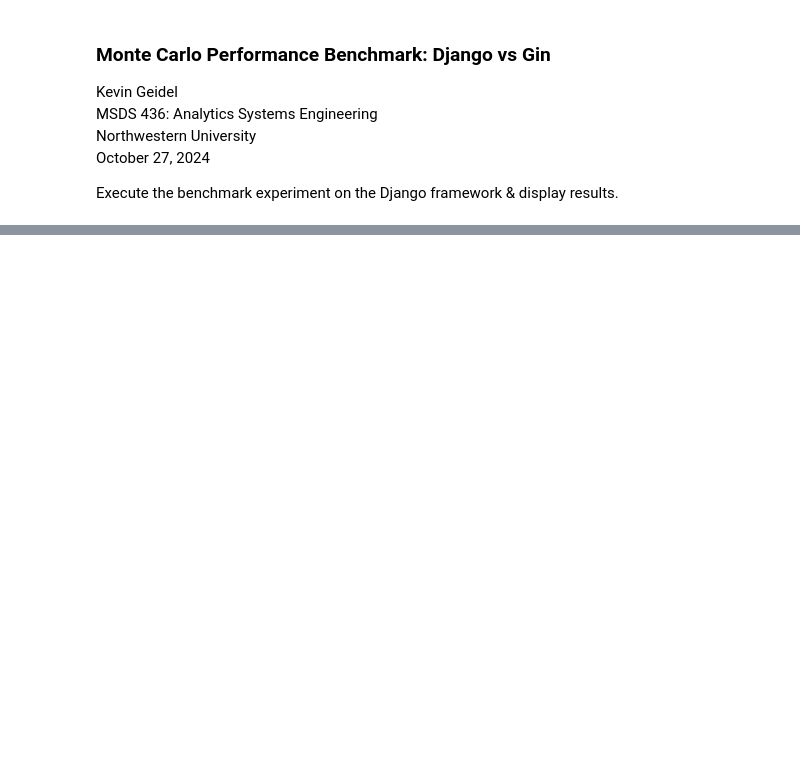
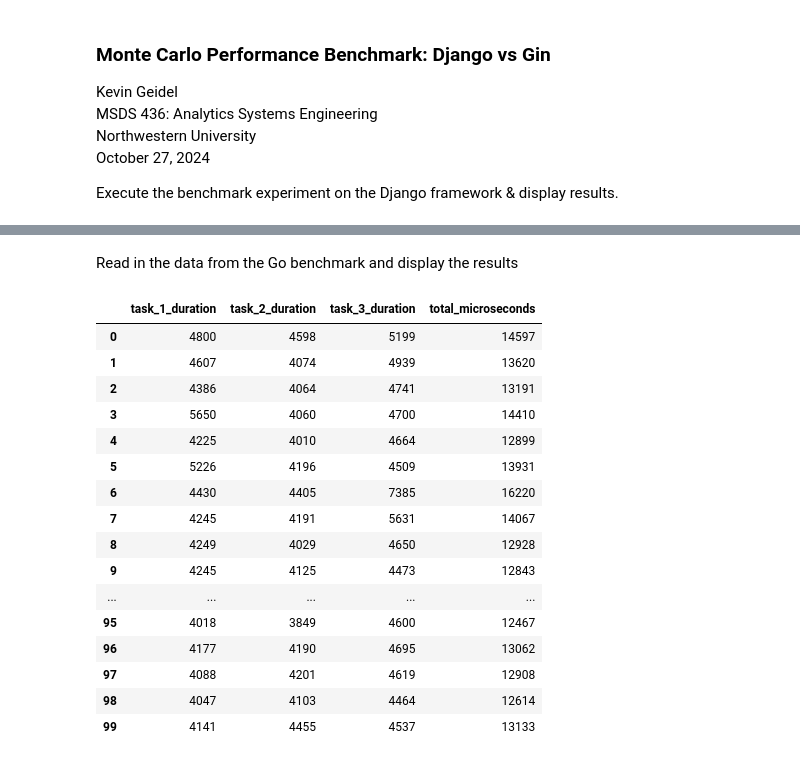
Before and after one commit to kgeidel/MSDS-436-Research-Assignment-2, a Jupyter notebook: mc_benchmark/django_benchmark.ipynb, the cells around one changed output, grey strips where cells are left out. Saved outputs shown, nothing was run; the diff lists cells and outputs as text; code cells hidden in the pictures; blank space fills up the shorter version.

```diff
--- a/mc_benchmark/django_benchmark.ipynb
+++ b/mc_benchmark/django_benchmark.ipynb
@@ -66 +66,28 @@ max      46900.000000
 Name: total_microseconds, dtype: float64
+# %% [markdown]
+Read in the data from the Go benchmark and display the results
+# %%
+go_results_file = '../go_benchmark/results.csv'
+
+df = pd.read_csv(go_results_file, header=None)
+df.columns = ['task_1_duration', 'task_2_duration', 'task_3_duration', 'total_microseconds']
+
+df
+# %% [output]
+|  | task_1_duration | task_2_duration | task_3_duration | total_microseconds |
+| 0 | 4800 | 4598 | 5199 | 14597 |
+| 1 | 4607 | 4074 | 4939 | 13620 |
+| 2 | 4386 | 4064 | 4741 | 13191 |
+| 3 | 5650 | 4060 | 4700 | 14410 |
+| 4 | 4225 | 4010 | 4664 | 12899 |
+| 5 | 5226 | 4196 | 4509 | 13931 |
+| 6 | 4430 | 4405 | 7385 | 16220 |
+| 7 | 4245 | 4191 | 5631 | 14067 |
+| 8 | 4249 | 4029 | 4650 | 12928 |
+| 9 | 4245 | 4125 | 4473 | 12843 |
+| ... | ... | ... | ... | ... |
+| 95 | 4018 | 3849 | 4600 | 12467 |
+| 96 | 4177 | 4190 | 4695 | 13062 |
+| 97 | 4088 | 4201 | 4619 | 12908 |
+| 98 | 4047 | 4103 | 4464 | 12614 |
+| 99 | 4141 | 4455 | 4537 | 13133 |
```
Also changed, not shown: parts of 4 cells of this notebook, 11 other files.
